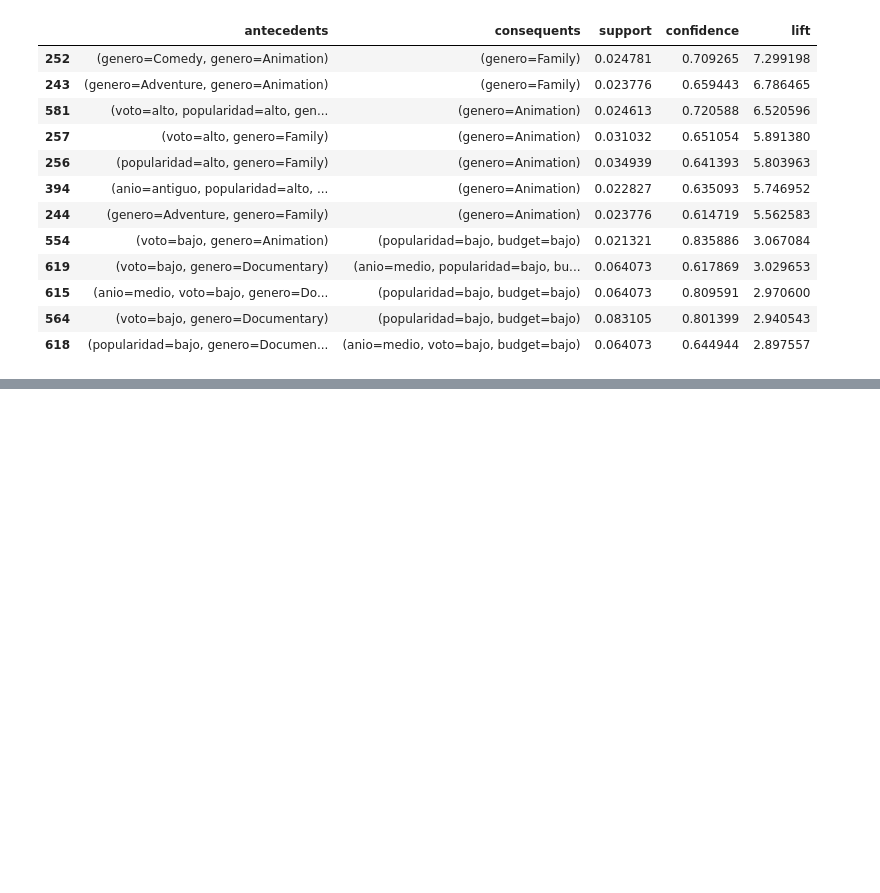
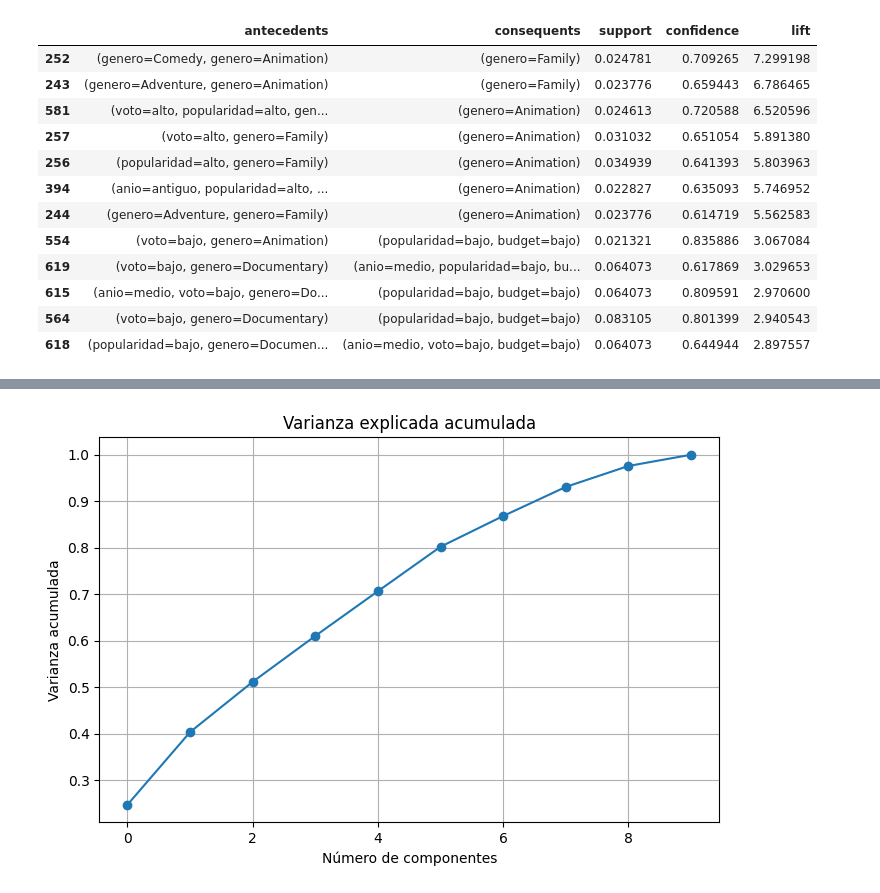
Before and after one commit to agabrielMej/laboratorio-2-clustering, a Jupyter notebook: notebooks/aprendizaje_no_supervisado.ipynb, the cells around one changed output, grey strips where cells are left out. Saved outputs shown, nothing was run; the diff lists cells and outputs as text; code cells hidden in the pictures; blank space fills up the shorter version.

```diff
--- a/notebooks/aprendizaje_no_supervisado.ipynb
+++ b/notebooks/aprendizaje_no_supervisado.ipynb
@@ -526,0 +579,10 @@ reglas_filtradas \
+# %%
+from sklearn.preprocessing import StandardScaler
+from factor_analyzer.factor_analyzer import calculate_bartlett_sphericity
+
+scaler = StandardScaler()
+df_scaled = scaler.fit_transform(df_pca)
+
+chi_square_value, p_value = calculate_bartlett_sphericity(df_scaled)
+
+print("Bartlett p-value:", p_value)
@@ -526,0 +619,19 @@ reglas_filtradas \
+# %%
+from sklearn.decomposition import PCA
+import numpy as np
+import matplotlib.pyplot as plt
+
+pca = PCA()
+pca.fit(df_scaled)
+
+explained_variance = pca.explained_variance_ratio_
+
+plt.figure(figsize=(8,5))
+plt.plot(np.cumsum(explained_variance), marker='o')
+plt.xlabel('Número de componentes')
+plt.ylabel('Varianza acumulada')
+plt.title('Varianza explicada acumulada')
+plt.grid()
+plt.show()
+# %% [output]
+[figure, added]
```
Also changed, not shown: parts of 11 cells of this notebook.
